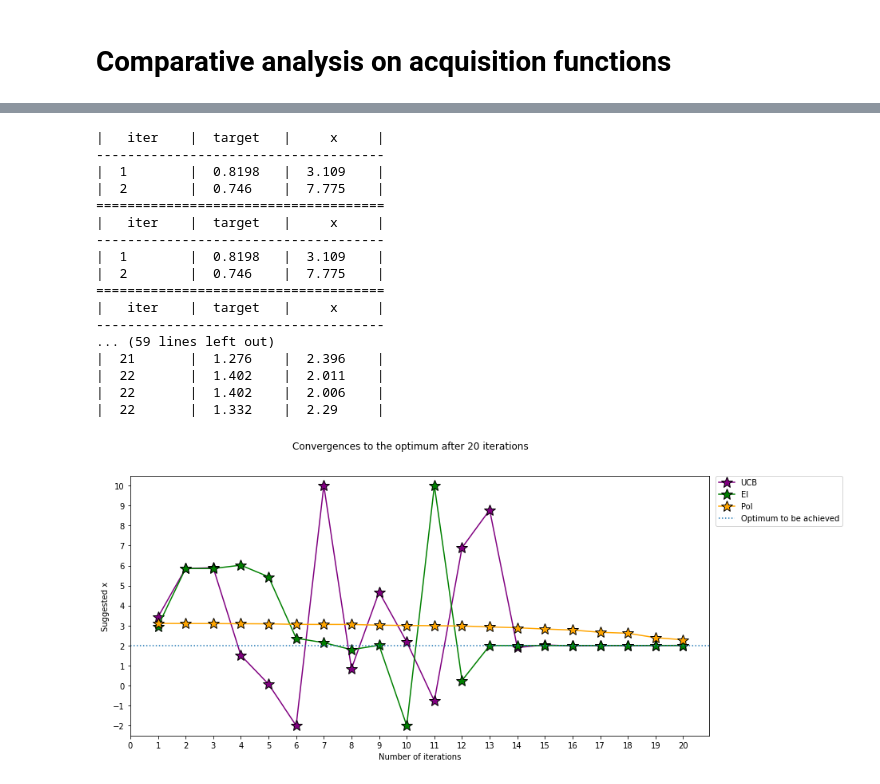
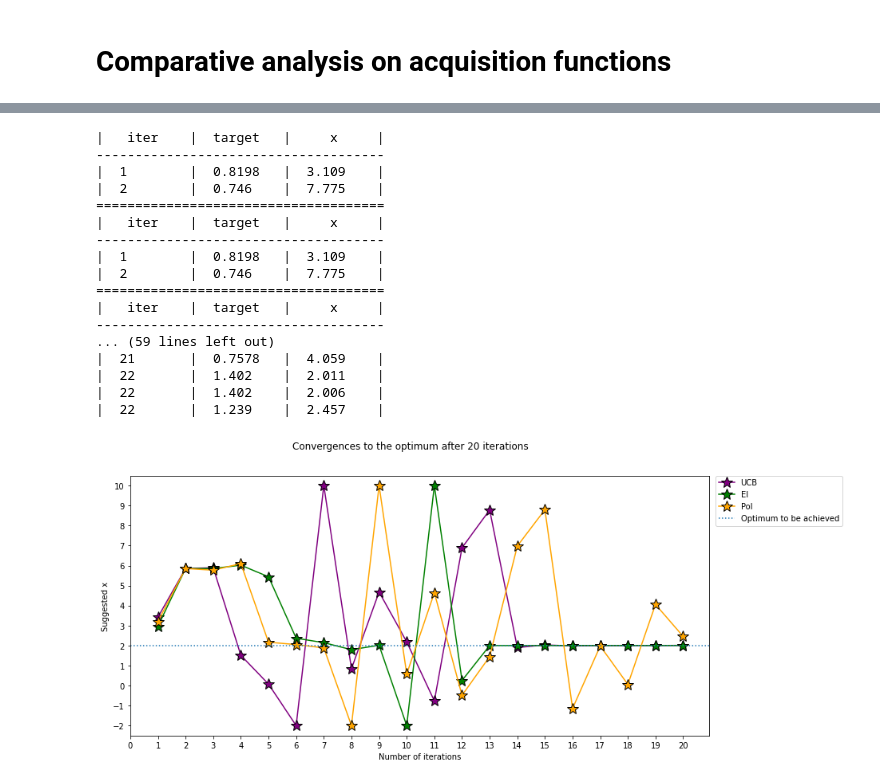
Before and after one commit to MartinaGaravaglia/BayesianOptimization, a Jupyter notebook: examples/plot_acq_func_examples.ipynb, the cells around one changed output, grey strips where cells are left out. Cells and saved outputs as stored; diff of their text form; code cells hidden in the pictures.

```diff
--- a/examples/plot_acq_func_examples.ipynb
+++ b/examples/plot_acq_func_examples.ipynb
@@ -23,11 +24,13 @@ from scipy.optimize import minimize
 x = np.linspace(-2, 10, 10000).reshape(-1,1)
 
 def target(x):
-    return np.exp(-(x - 2)**2) + np.exp(-(x - 6)**2/10) + 1/ (x**2 + 1)
+    return np.exp(-(x - 2)**2) + np.exp(-(x - 6)**2/10) + 1/ (x**2 + 1)  #
 
 optimizer1 = BayesianOptimization(target, {'x': (min(x), max(x))}, random_state=27)
 optimizer2 = BayesianOptimization(target, {'x': (min(x), max(x))}, random_state=27)
 optimizer3 = BayesianOptimization(target, {'x': (min(x), max(x))}, random_state=27)
+
+params = {'ucb': {'kappa': 5, 'xi': 0}, 'ei': {'xi': 0}, 'poi': {'xi': 0.01}}
 # %%
 optimizer1.maximize(init_points=2, n_iter=0, kappa=5)
 optimizer2.maximize(init_points=2, n_iter=0,acq='ei')
@@ -130,28 +157,27 @@ Increase the number of iterations (max_iter) or scale the data as shown in:
 # %%
-from plot_gp_function import plot_convergence
 optimizer1 = BayesianOptimization(target, {'x': (min(x), max(x))}, random_state=27)
 optimizer2 = BayesianOptimization(target, {'x': (min(x), max(x))}, random_state=27)
 optimizer3 = BayesianOptimization(target, {'x': (min(x), max(x))}, random_state=27)
 optimizer1.maximize(init_points=2, n_iter=0, kappa=1.5)
 optimizer2.maximize(init_points=2, n_iter=0,acq='ei')
 optimizer3.maximize(init_points=2, n_iter=0,acq='poi')
-plot_convergence(optimizer1,optimizer2,optimizer3, x, target)
+plot_convergence(optimizer1,optimizer2,optimizer3, x, target, params)
 # %% [output]
 |   iter    |  target   |     x     |
 -------------------------------------
 |  1        |  0.8198   |  3.109    |
 |  2        |  0.746    |  7.775    |
 =====================================
 |   iter    |  target   |     x     |
 -------------------------------------
 |  1        |  0.8198   |  3.109    |
 |  2        |  0.746    |  7.775    |
 =====================================
 |   iter    |  target   |     x     |
 -------------------------------------
 ... (59 lines left out)
-|  21       |  1.276    |  2.396    |
+|  21       |  0.7578   |  4.059    |
 |  22       |  1.402    |  2.011    |
 |  22       |  1.402    |  2.006    |
-|  22       |  1.332    |  2.29     |
+|  22       |  1.239    |  2.457    |
-[figure, old version]
+[figure, new version]
```
Also changed, not shown: parts of 6 cells of this notebook, 1 other file.
